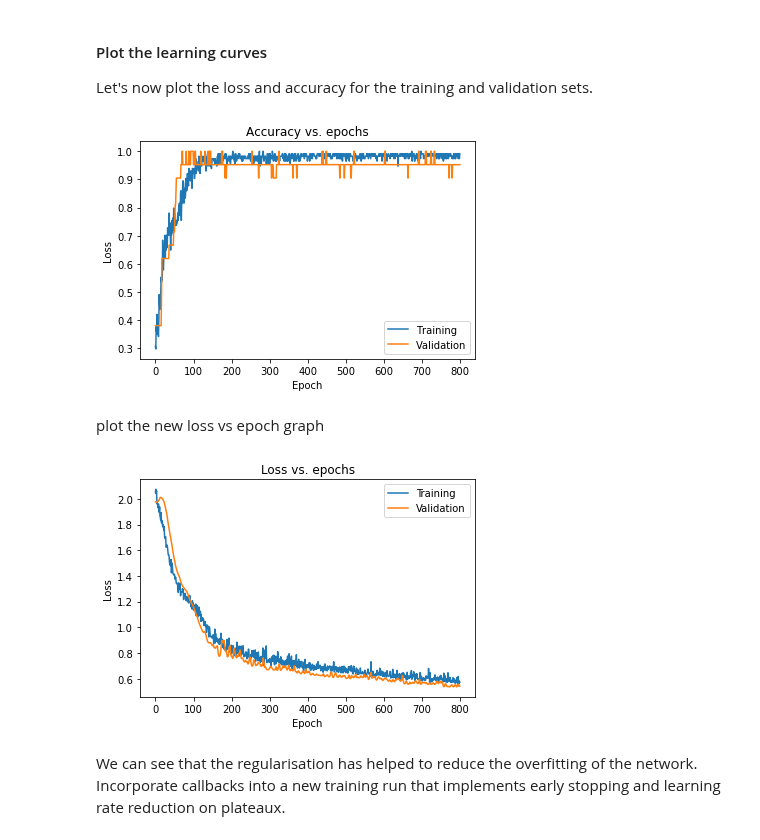
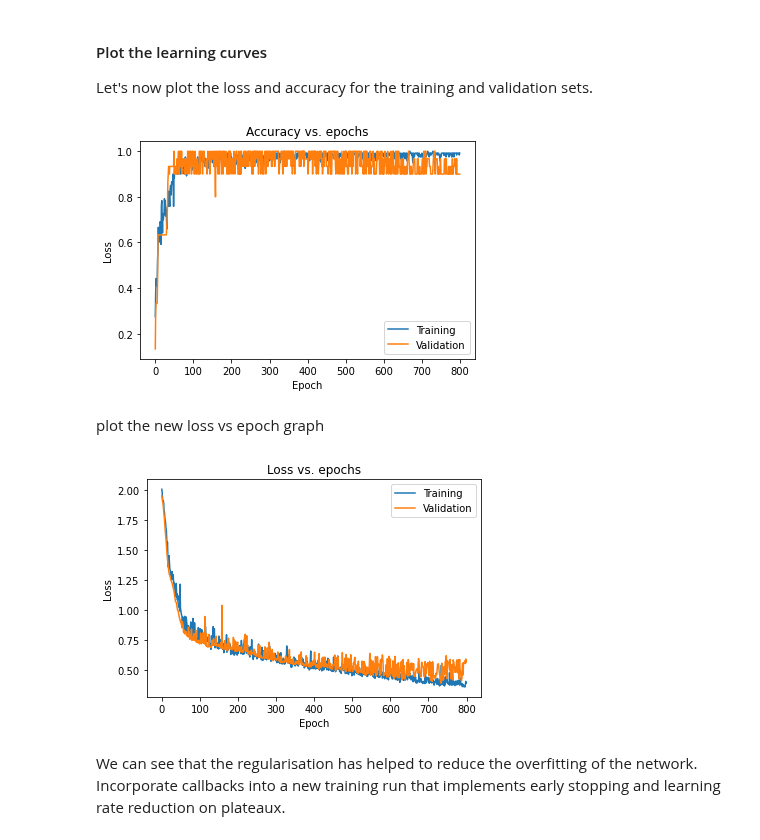
Before and after one commit to LoniQin/deep_learning_notebooks, a Jupyter notebook: tensorflow/iris_classifier.ipynb, the cells around one changed output. Saved outputs shown, nothing was run; the diff lists cells and outputs as text; code cells hidden in the pictures.

```diff
--- a/tensorflow/iris_classifier.ipynb
+++ b/tensorflow/iris_classifier.ipynb
@@ -24,7 +24,7 @@ The [Iris dataset](https://scikit-learn.org/stable/auto_examples/datasets/plot_i
 First read in the Iris dataset using `datasets.load_iris()`, and split the dataset into training and test sets.
 # %%
 def read_in_and_split_data(iris_data):
-    return train_test_split(iris_data['data'], iris_data['target'], test_size=0.1)
+    return train_test_split(iris_data['data'], iris_data['target'], test_size=0.2, random_state=48)
 # %%
 # Generate the test and training data.
 
@@ -73,18 +73,5 @@ def compile_model(model):
 compile_model(model)
 # %% [markdown]
 #### Fit the model to the training data
-# %%
-#### GRADED CELL ####
-
-# Complete the following function.
-# Make sure to not change the function name or arguments.
-
-def train_model(model, train_data, train_targets, epochs):
-    """
-    This function should train the model for the given number of epochs on the
-    train_data and train_targets.
-    Your function should return the training history, as returned by model.fit.
-    """
-    return model.fit(train_data, train_targets, epochs=epochs, batch_size=40, validation_split=0.15)
 # %% [markdown]
 Run the training for 800 epochs.
@@ -110,0 +78,3 @@ Epoch 800/800
+# %%
+early_stop = tf.keras.callbacks.EarlyStopping(patience=10)
+history = model.fit(train_data, train_targets, epochs=100, validation_data=(test_data, test_targets), batch_size=8, callbacks=[], verbose=1)
@@ -204,19 +190,15 @@ Let's now plot the loss and accuracy for the training and validation sets.
 # %%
 #Run this cell to plot the new accuracy vs epoch graph
 
-try:
-    plt.plot(reg_history.history['accuracy'])
-    plt.plot(reg_history.history['val_accuracy'])
-except KeyError:
-    plt.plot(reg_history.history['acc'])
-    plt.plot(reg_history.history['val_acc'])
+plt.plot(reg_history.history['accuracy'])
+plt.plot(reg_history.history['val_accuracy'])
 plt.title('Accuracy vs. epochs')
 plt.ylabel('Loss')
 plt.xlabel('Epoch')
 plt.legend(['Training', 'Validation'], loc='lower right')
 plt.show()
 # %% [output]
-[figure, old version]
+[figure, new version]
 # %% [markdown]
 plot the new loss vs epoch graph
 # %%
@@ -228,7 +210,7 @@ plt.xlabel('Epoch')
 plt.legend(['Training', 'Validation'], loc='upper right')
 plt.show()
 # %% [output]
-[figure, old version]
+[figure, new version]
 # %% [markdown]
 We can see that the regularisation has helped to reduce the overfitting of the network.
 Incorporate callbacks into a new training run that implements early stopping and learning rate reduction on plateaux.
```
Also changed, not shown: parts of 9 cells of this notebook.
